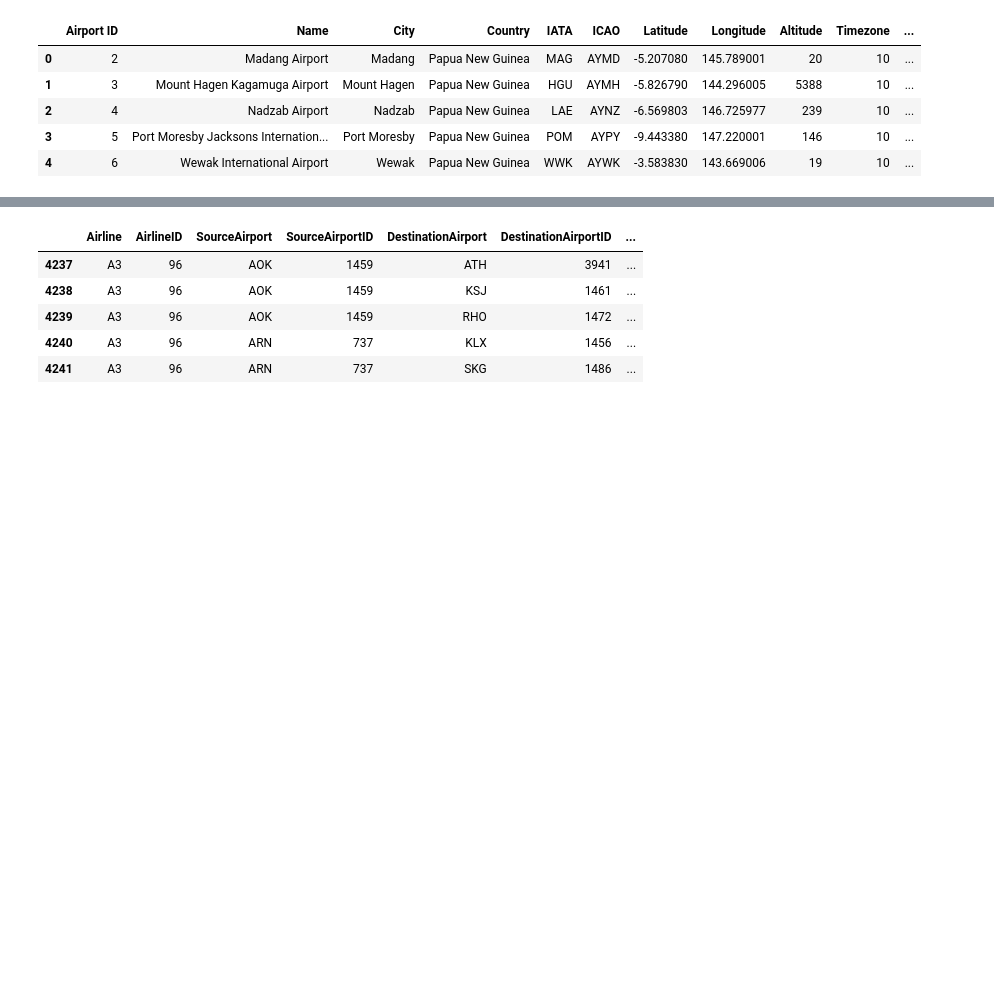
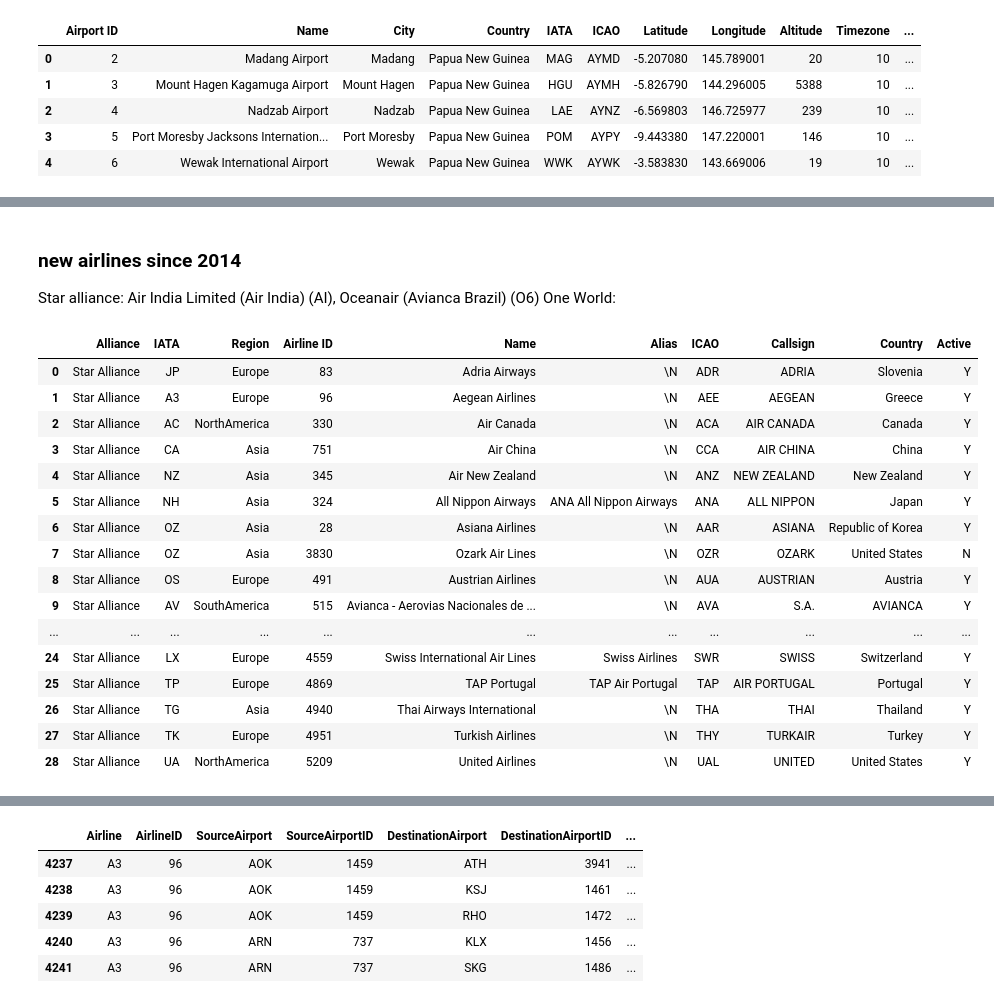
Before and after one commit to nicolasFontbonne/Project_ntds, a Jupyter notebook: main_marie.ipynb, the cells around one changed output, grey strips where cells are left out. Drawn from its saved outputs; the diff is of its cells as text; code cells hidden in the pictures; blank space fills up the shorter version.

```diff
--- a/main_marie.ipynb
+++ b/main_marie.ipynb
@@ -83,3 +89,27 @@ number of airlines with alliance:  60
+# %% [markdown]
+### new airlines since 2014
+Star alliance: Air India Limited (Air India) (AI), Oceanair (Avianca Brazil) (O6)
+One World:
+# %%
+airl_alliances_all[airl_alliances_all['Alliance'] == 'Star Alliance'].head(30)
+# %% [output]
+|  | Alliance | IATA | Region | Airline ID | Name | Alias | ICAO | Callsign | Country | Active |
+| 0 | Star Alliance | JP | Europe | 83 | Adria Airways | \N | ADR | ADRIA | Slovenia | Y |
+| 1 | Star Alliance | A3 | Europe | 96 | Aegean Airlines | \N | AEE | AEGEAN | Greece | Y |
+| 2 | Star Alliance | AC | NorthAmerica | 330 | Air Canada | \N | ACA | AIR CANADA | Canada | Y |
+| 3 | Star Alliance | CA | Asia | 751 | Air China | \N | CCA | AIR CHINA | China | Y |
+| 4 | Star Alliance | NZ | Asia | 345 | Air New Zealand | \N | ANZ | NEW ZEALAND | New Zealand | Y |
+| 5 | Star Alliance | NH | Asia | 324 | All Nippon Airways | ANA All Nippon Airways | ANA | ALL NIPPON | Japan | Y |
+| 6 | Star Alliance | OZ | Asia | 28 | Asiana Airlines | \N | AAR | ASIANA | Republic of Korea | Y |
+| 7 | Star Alliance | OZ | Asia | 3830 | Ozark Air Lines | \N | OZR | OZARK | United States | N |
+| 8 | Star Alliance | OS | Europe | 491 | Austrian Airlines | \N | AUA | AUSTRIAN | Austria | Y |
+| 9 | Star Alliance | AV | SouthAmerica | 515 | Avianca - Aerovias Nacionales de ... | \N | AVA | S.A. | AVIANCA | Y |
+| ... | ... | ... | ... | ... | ... | ... | ... | ... | ... | ... |
+| 24 | Star Alliance | LX | Europe | 4559 | Swiss International Air Lines | Swiss Airlines | SWR | SWISS | Switzerland | Y |
+| 25 | Star Alliance | TP | Europe | 4869 | TAP Portugal | TAP Air Portugal | TAP | AIR PORTUGAL | Portugal | Y |
+| 26 | Star Alliance | TG | Asia | 4940 | Thai Airways International | \N | THA | THAI | Thailand | Y |
+| 27 | Star Alliance | TK | Europe | 4951 | Turkish Airlines | \N | THY | TURKAIR | Turkey | Y |
+| 28 | Star Alliance | UA | NorthAmerica | 5209 | United Airlines | \N | UAL | UNITED | United States | Y |
 # %%
 # retain useful columns
 airl_alliances = airl_alliances_all[['Alliance', 'Name', 'IATA', 'Country']].copy()
```
Also changed, not shown: parts of 22 cells of this notebook, 2 other files.
